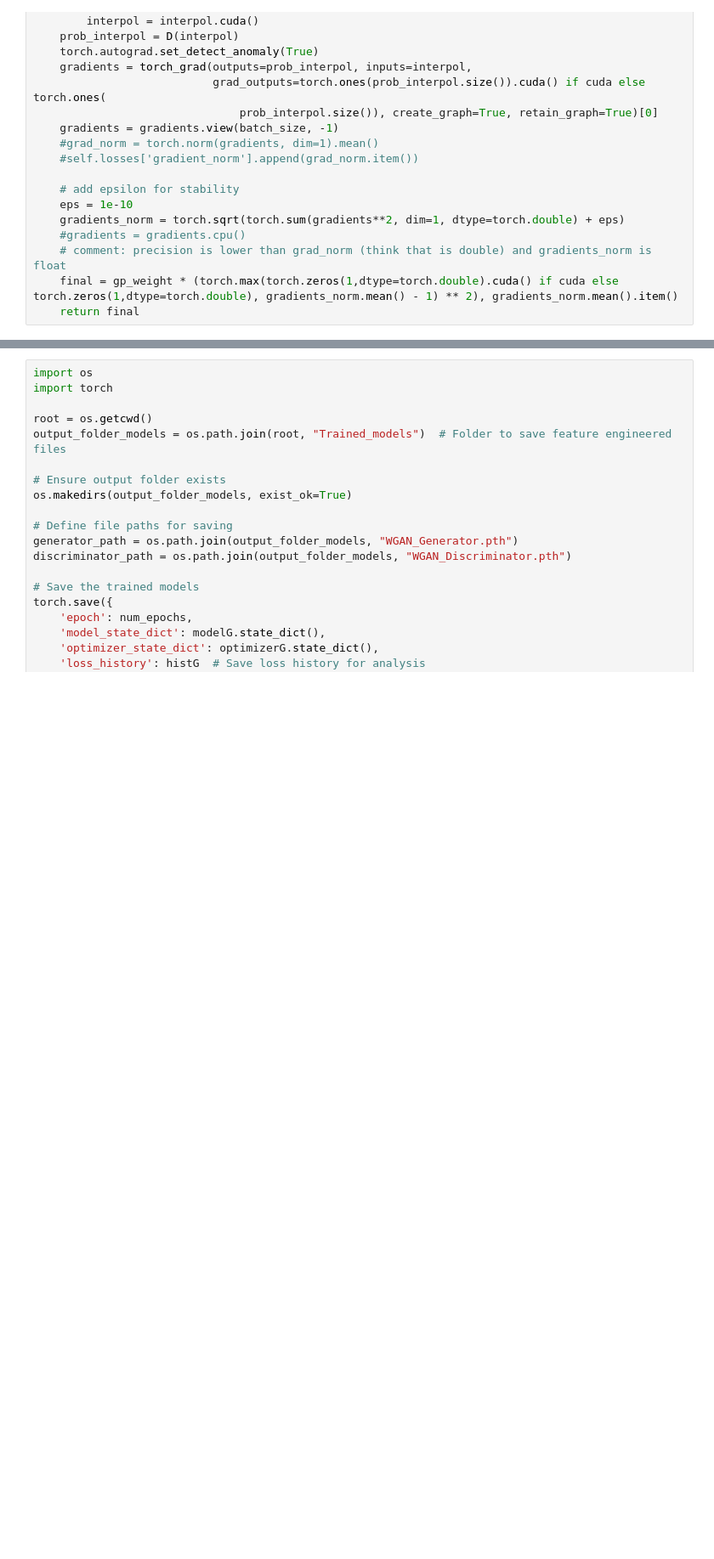
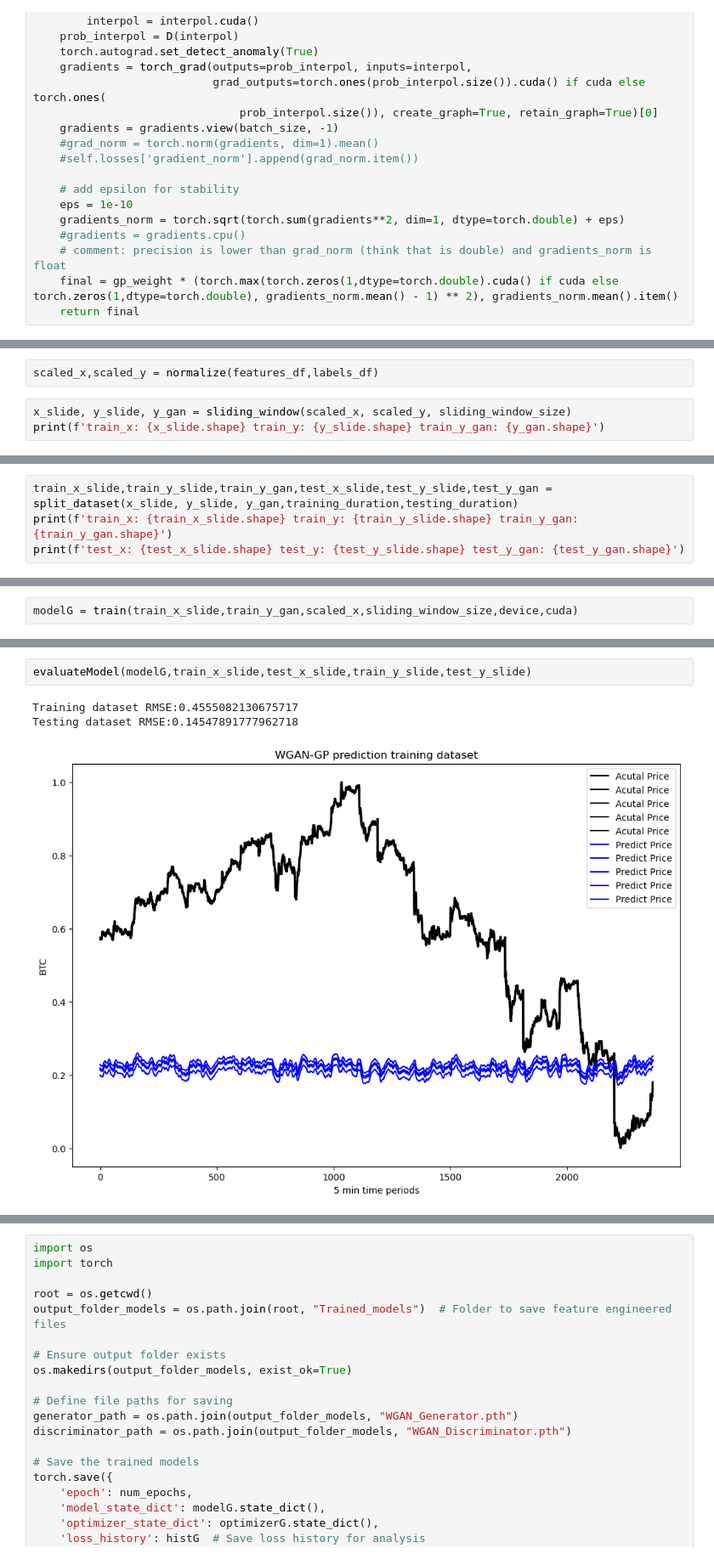
Before and after one commit to UsithaDJay/Intellitrade, a Jupyter notebook: Turning_Points_Forecasting/Price_prediction_WGAN-GP.ipynb, the cells around one changed output, grey strips where cells are left out. Shown: that part at 85% size. Cells and saved outputs as stored; diff of their text form; blank space fills up the shorter version.

Commit message:
updated notebook for input creation for the models next

```diff
--- a/Turning_Points_Forecasting/Price_prediction_WGAN-GP.ipynb
+++ b/Turning_Points_Forecasting/Price_prediction_WGAN-GP.ipynb
@@ -234,0 +411,5 @@ cuda
+# %%
+scaled_x,scaled_y = normalize(features_df,labels_df)
+# %%
+x_slide, y_slide, y_gan = sliding_window(scaled_x, scaled_y, sliding_window_size)
+print(f'train_x: {x_slide.shape} train_y: {y_slide.shape} train_y_gan: {y_gan.shape}')
@@ -234,0 +418,4 @@ cuda
+# %%
+train_x_slide,train_y_slide,train_y_gan,test_x_slide,test_y_slide,test_y_gan = split_dataset(x_slide, y_slide, y_gan,training_duration,testing_duration)
+print(f'train_x: {train_x_slide.shape} train_y: {train_y_slide.shape} train_y_gan: {train_y_gan.shape}')
+print(f'test_x: {test_x_slide.shape} test_y: {test_y_slide.shape} test_y_gan: {test_y_gan.shape}')
@@ -234,0 +427,2 @@ cuda
+# %%
+modelG = train(train_x_slide,train_y_gan,scaled_x,sliding_window_size,device,cuda)
@@ -234,0 +447,6 @@ cuda
+# %%
+evaluateModel(modelG,train_x_slide,test_x_slide,train_y_slide,test_y_slide)
+# %% [output]
+Training dataset RMSE:0.4555082130675717
+Testing dataset RMSE:0.14547891777962718
+[figure, added]
```
Also changed, not shown: parts of 39 cells of this notebook.
